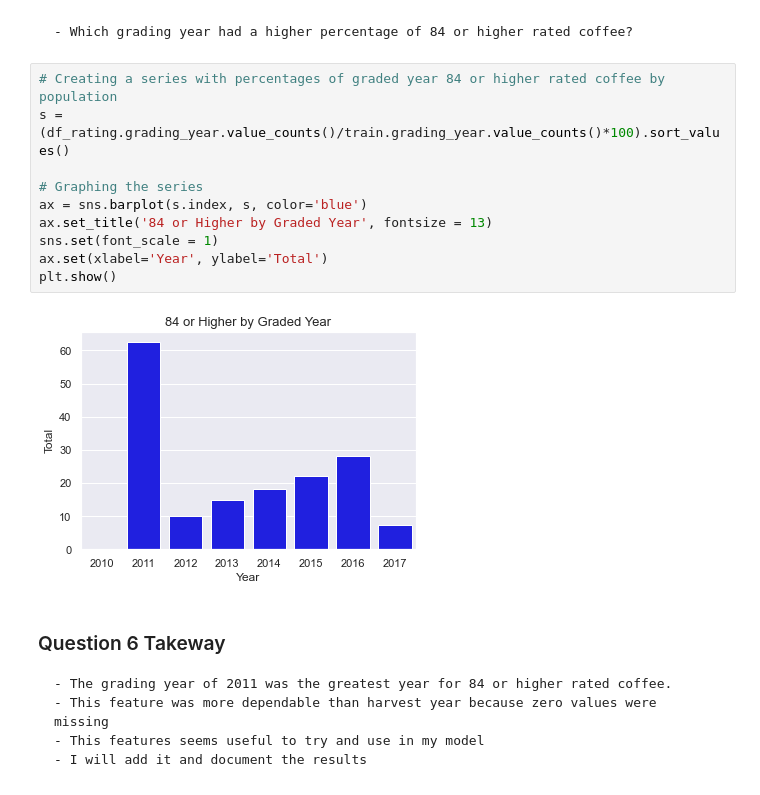
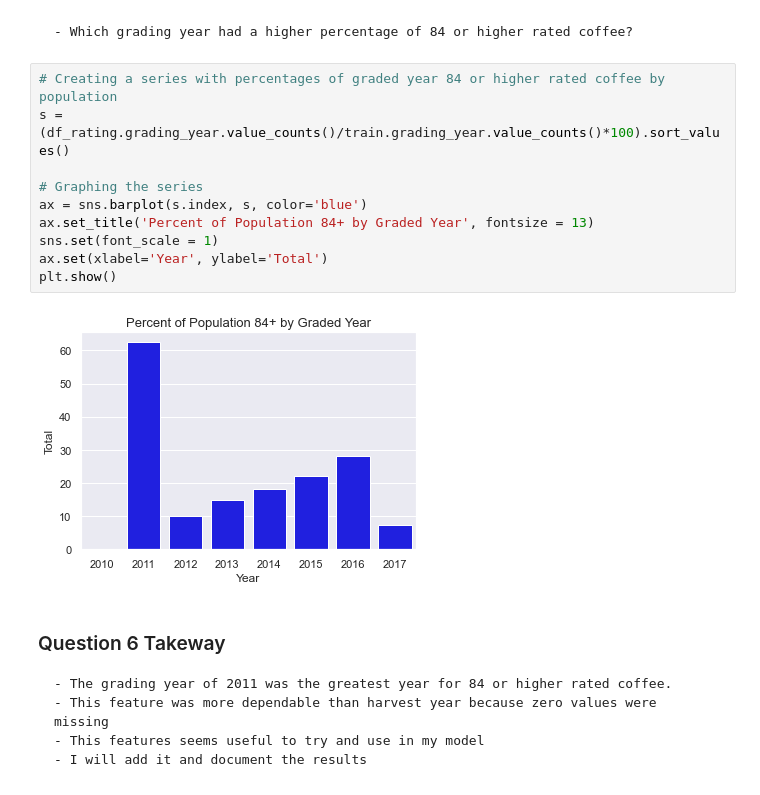
Before and after one commit to joshuamchavez2/Drivers-for-Excellent-Coffee, a Jupyter notebook: final_.ipynb, the cells around one changed output. Cells and saved outputs as stored; diff of their text form.

```diff
--- a/final_.ipynb
+++ b/final_.ipynb
@@ -520,15 +830,15 @@ plt.show()
 # %%
 # Creating a series with percentages of graded year 84 or higher rated coffee by population
 s = (df_rating.grading_year.value_counts()/train.grading_year.value_counts()*100).sort_values()
 
 # Graphing the series
 ax = sns.barplot(s.index, s, color='blue')
-ax.set_title('84 or Higher by Graded Year', fontsize = 13)
+ax.set_title('Percent of Population 84+ by Graded Year', fontsize = 13)
 sns.set(font_scale = 1)
 ax.set(xlabel='Year', ylabel='Total')
 plt.show()
 # %% [output]
-[figure, old version]
+[figure, new version]
 # %% [markdown]
 ### Question 6 Takeway
     - The grading year of 2011 was the greatest year for 84 or higher rated coffee.
```
Also changed, not shown: parts of 73 cells of this notebook, 3 other files.
